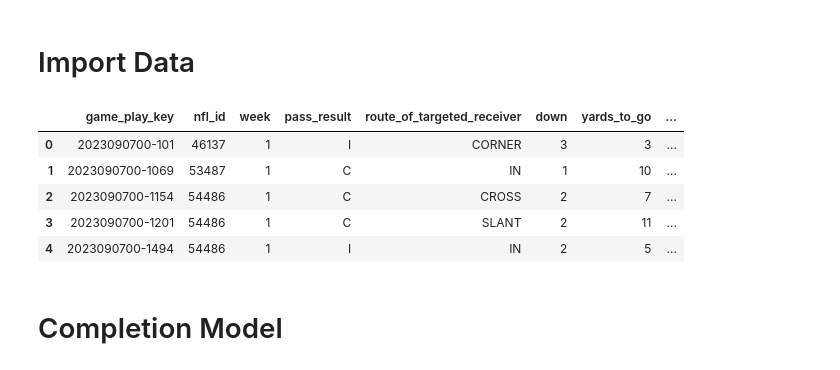
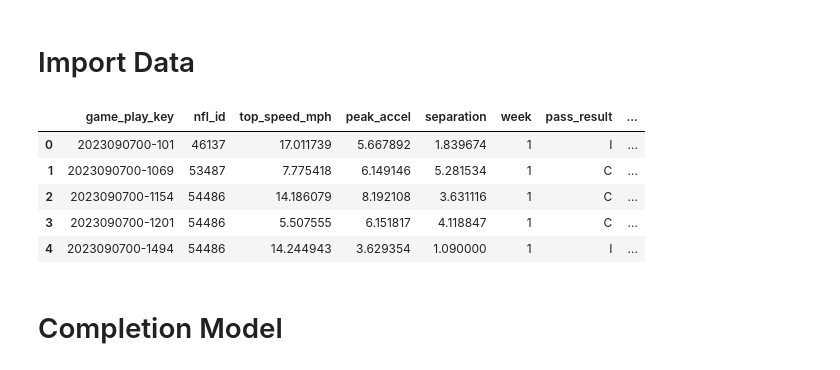
Before and after one commit to rjf2022/nfl-big-data-bowl, a Jupyter notebook: Final Code/3. Analyze Metrics.ipynb, the cells around one changed output. Cells and saved outputs as stored; diff of their text form; code cells hidden in the pictures.

```diff
--- a/Final Code/3. Analyze Metrics.ipynb
+++ b/Final Code/3. Analyze Metrics.ipynb
@@ -21,35 +20,36 @@ pd.options.mode.chained_assignment = None  # default='warn'
 # %%
 # load the supplementary data for each play
 df_supp = pd.read_csv(f"{folder_path}/supplementary_data.csv")
 df_supp["game_play_key"] = df_supp["game_id"].astype(str) + "-" + df_supp["play_id"].astype(str)
 
 # load the defender metrics
-df_def = pd.read_csv(f"{results_path}/defender_metrics.csv")
+df_def = pd.read_csv(f"{folder_path}/defender_metrics.csv")
 
 # load the combine data
 df_combine = pd.read_csv(f"{folder_path}/combine_data.csv")
 
 # join the dataframes together
 df_plays = (
-    df_def[["game_play_key", "nfl_id"]].merge(df_supp[[
+    df_def[["game_play_key", "nfl_id", "top_speed_mph", "peak_accel", "separation"]]
+    .merge(df_supp[[
         "game_play_key", "week", "pass_result", "route_of_targeted_receiver",
         "down", "yards_to_go", "team_coverage_type"
     ]], on = "game_play_key", how = "left")
     .merge(df_combine[["nfl_id", "40yd"]], on = "nfl_id", how = "inner")
 )
 
 # add completion classification
 df_plays["is_completion"] = np.where(df_plays["pass_result"] == "C", 1, 0)
 
 # showcase the data
 df_plays.head()
 # %% [output]
-|  | game_play_key | nfl_id | week | pass_result | route_of_targeted_receiver | down | yards_to_go | ... |
-| 0 | 2023090700-101 | 46137 | 1 | I | CORNER | 3 | 3 | ... |
-| 1 | 2023090700-1069 | 53487 | 1 | C | IN | 1 | 10 | ... |
-| 2 | 2023090700-1154 | 54486 | 1 | C | CROSS | 2 | 7 | ... |
-| 3 | 2023090700-1201 | 54486 | 1 | C | SLANT | 2 | 11 | ... |
-| 4 | 2023090700-1494 | 54486 | 1 | I | IN | 2 | 5 | ... |
+|  | game_play_key | nfl_id | top_speed_mph | peak_accel | separation | week | pass_result | ... |
+| 0 | 2023090700-101 | 46137 | 17.011739 | 5.667892 | 1.839674 | 1 | I | ... |
+| 1 | 2023090700-1069 | 53487 | 7.775418 | 6.149146 | 5.281534 | 1 | C | ... |
+| 2 | 2023090700-1154 | 54486 | 14.186079 | 8.192108 | 3.631116 | 1 | C | ... |
+| 3 | 2023090700-1201 | 54486 | 5.507555 | 6.151817 | 4.118847 | 1 | C | ... |
+| 4 | 2023090700-1494 | 54486 | 14.244943 | 3.629354 | 1.090000 | 1 | I | ... |
 # %% [markdown]
 # Completion Model
 # %% [markdown]
```
Also changed, not shown: parts of 15 cells of this notebook, 4 other files.
